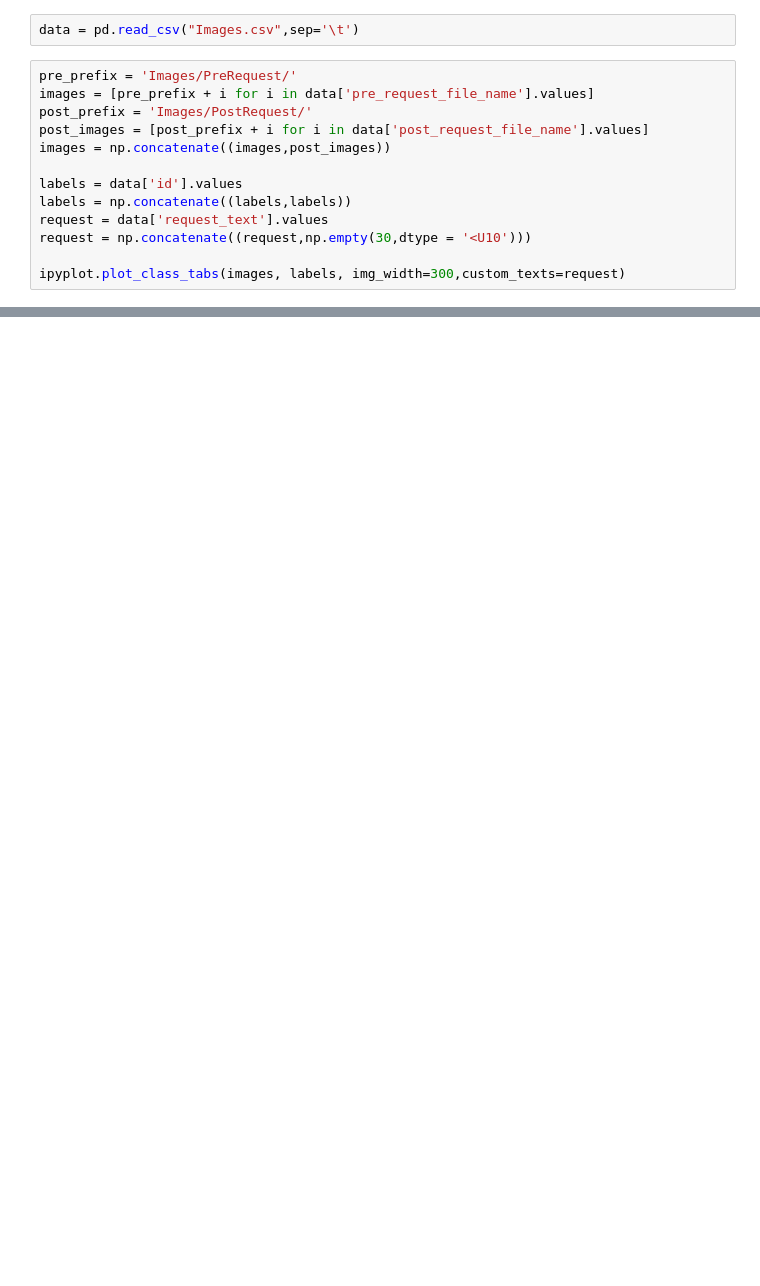
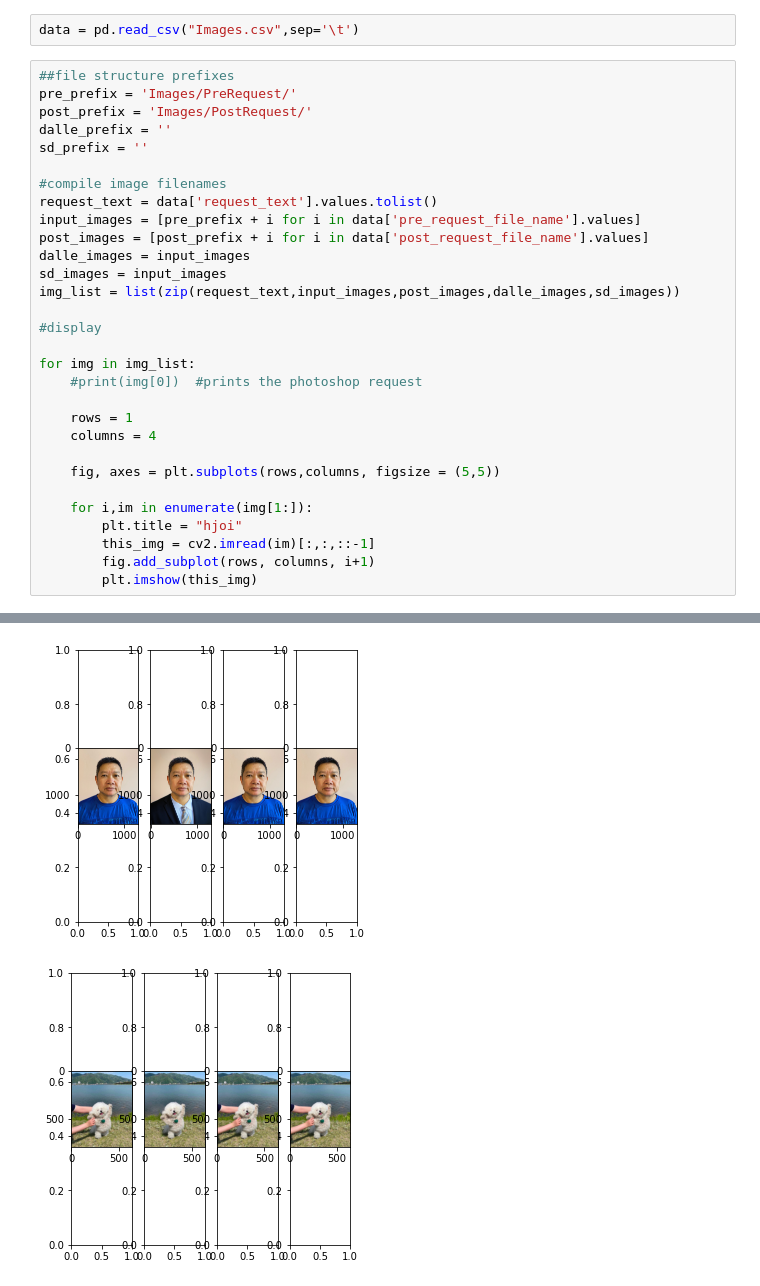
Before and after one commit to dallingordon/640_project, a Jupyter notebook: Image_Comparison.ipynb, the cells around one changed output, grey strips where cells are left out. Cells and saved outputs as stored; diff of their text form; blank space fills up the shorter version.

```diff
--- a/Image_Comparison.ipynb
+++ b/Image_Comparison.ipynb
@@ -5,16 +6,33 @@ import numpy as np
 # %%
 data = pd.read_csv("Images.csv",sep='\t')
 # %%
+##file structure prefixes
 pre_prefix = 'Images/PreRequest/'
-images = [pre_prefix + i for i in data['pre_request_file_name'].values]
 post_prefix = 'Images/PostRequest/'
+dalle_prefix = ''
+sd_prefix = ''
+
+#compile image filenames
+request_text = data['request_text'].values.tolist()
+input_images = [pre_prefix + i for i in data['pre_request_file_name'].values]
 post_images = [post_prefix + i for i in data['post_request_file_name'].values]
-images = np.concatenate((images,post_images))
+dalle_images = input_images
+sd_images = input_images
+img_list = list(zip(request_text,input_images,post_images,dalle_images,sd_images))
 
-labels = data['id'].values
-labels = np.concatenate((labels,labels))
-request = data['request_text'].values
-request = np.concatenate((request,np.empty(30,dtype = '<U10')))
+#display
 
-ipyplot.plot_class_tabs(images, labels, img_width=300,custom_texts=request)
+for img in img_list:
+    #print(img[0])  #prints the photoshop request
+
+    rows = 1
+    columns = 4
+
+    fig, axes = plt.subplots(rows,columns, figsize = (5,5))
+
+    for i,im in enumerate(img[1:]):
+        plt.title = "hjoi"
+        this_img = cv2.imread(im)[:,:,::-1]
+        fig.add_subplot(rows, columns, i+1)
+        plt.imshow(this_img)
 # %% [output]
@@ -22,0 +40,2 @@ ipyplot.plot_class_tabs(images, labels, img_width=300,custom_texts=request)
+[figure, added]
+[figure, added]
```
Also changed, not shown: parts of 2 cells of this notebook.
